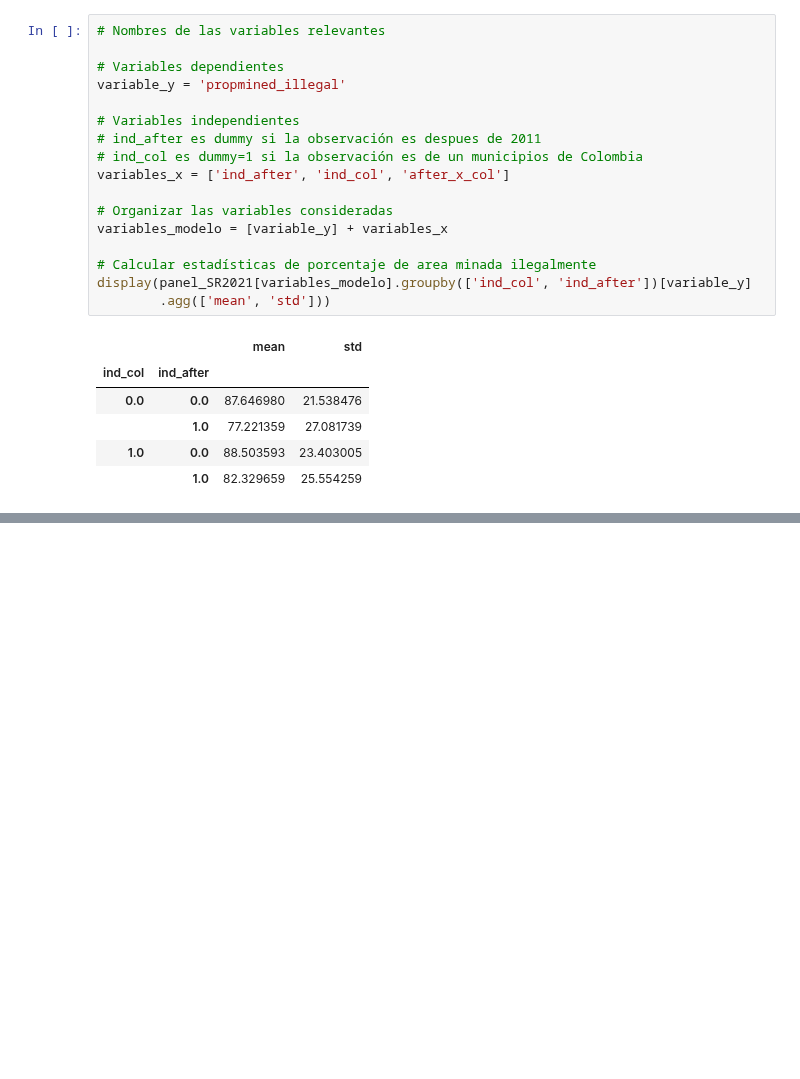
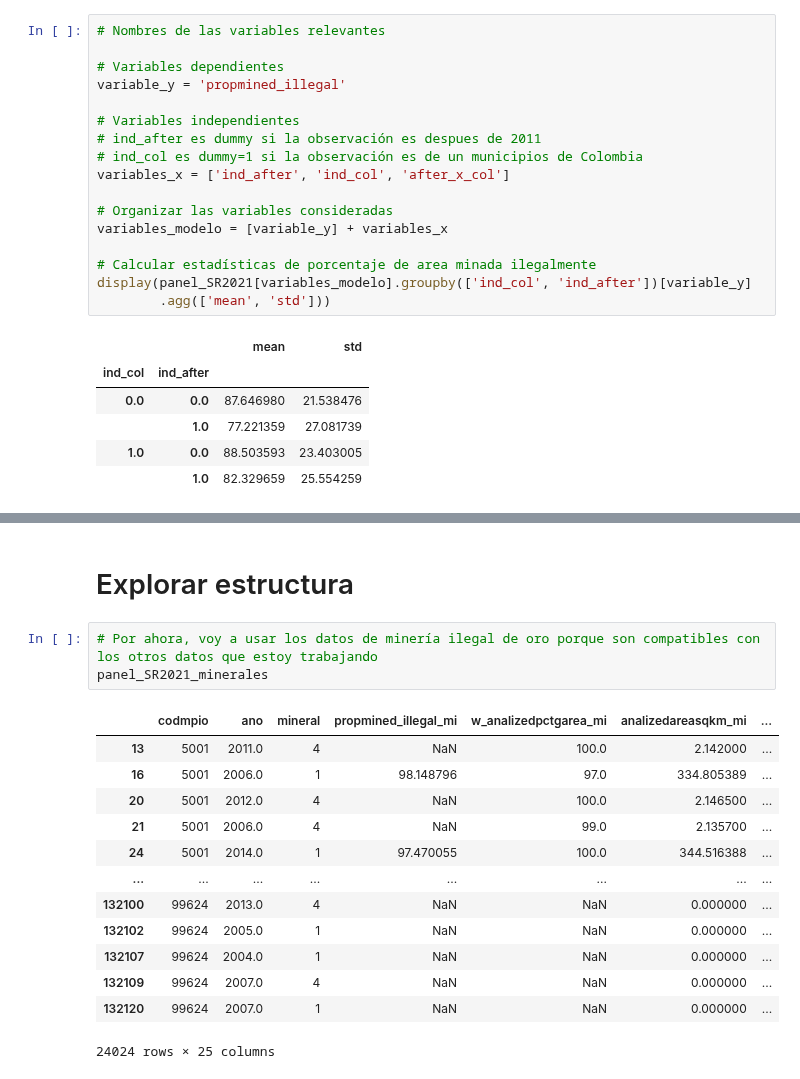
Before and after one commit to JC-AlfonsoR/PEG-mining-agriculture, a Jupyter notebook: Efforts/10_usar_panel_SaavedraRomero2021/10_usar_panel_SaavedraRomero2021.ipynb, the cells around one changed output, grey strips where cells are left out. Cells and saved outputs as stored; diff of their text form; blank space fills up the shorter version.

```diff
--- a/Efforts/10_usar_panel_SaavedraRomero2021/10_usar_panel_SaavedraRomero2021.ipynb
+++ b/Efforts/10_usar_panel_SaavedraRomero2021/10_usar_panel_SaavedraRomero2021.ipynb
@@ -104,3 +104,22 @@ display(panel_SR2021[variables_modelo].groupby(['ind_col', 'ind_after'])[variabl
 - Los valores de Perú no coinciden. Esto no es un problema porque solo voy a suar los valores de Colombia
 
 ![image.png](attachment:c8a685ae-4aea-430c-ba4d-8ee56bc2b455.png)
+# %% [markdown]
+# Explorar estructura
+# %%
+# Por ahora, voy a usar los datos de minería ilegal de oro porque son compatibles con los otros datos que estoy trabajando
+panel_SR2021_minerales
+# %% [output]
+|  | codmpio | ano | mineral | propmined_illegal_mi | w_analizedpctgarea_mi | analizedareasqkm_mi | ... |
+| 13 | 5001 | 2011.0 | 4 | NaN | 100.0 | 2.142000 | ... |
+| 16 | 5001 | 2006.0 | 1 | 98.148796 | 97.0 | 334.805389 | ... |
+| 20 | 5001 | 2012.0 | 4 | NaN | 100.0 | 2.146500 | ... |
+| 21 | 5001 | 2006.0 | 4 | NaN | 99.0 | 2.135700 | ... |
+| 24 | 5001 | 2014.0 | 1 | 97.470055 | 100.0 | 344.516388 | ... |
+| ... | ... | ... | ... | ... | ... | ... | ... |
+| 132100 | 99624 | 2013.0 | 4 | NaN | NaN | 0.000000 | ... |
+| 132102 | 99624 | 2005.0 | 1 | NaN | NaN | 0.000000 | ... |
+| 132107 | 99624 | 2004.0 | 1 | NaN | NaN | 0.000000 | ... |
+| 132109 | 99624 | 2007.0 | 4 | NaN | NaN | 0.000000 | ... |
+| 132120 | 99624 | 2007.0 | 1 | NaN | NaN | 0.000000 | ... |
+24024 rows × 25 columns
```
Also changed, not shown: 5 other files.
